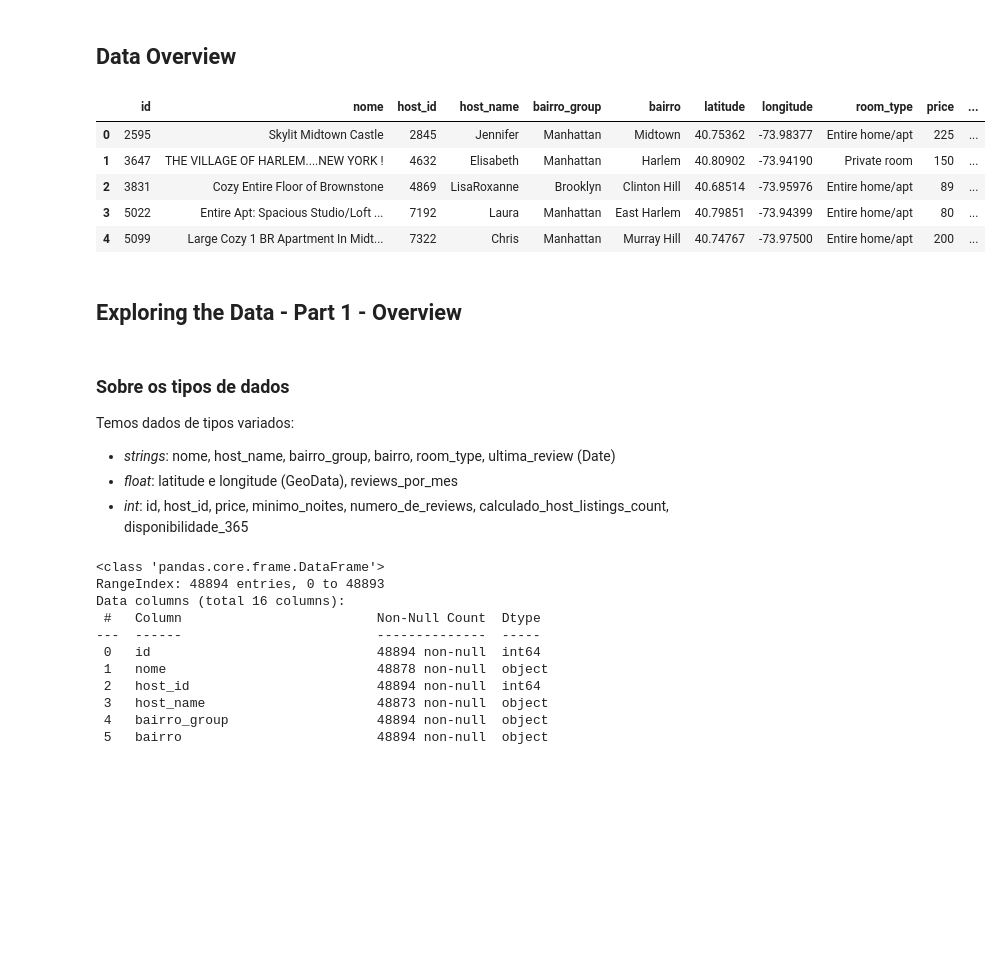
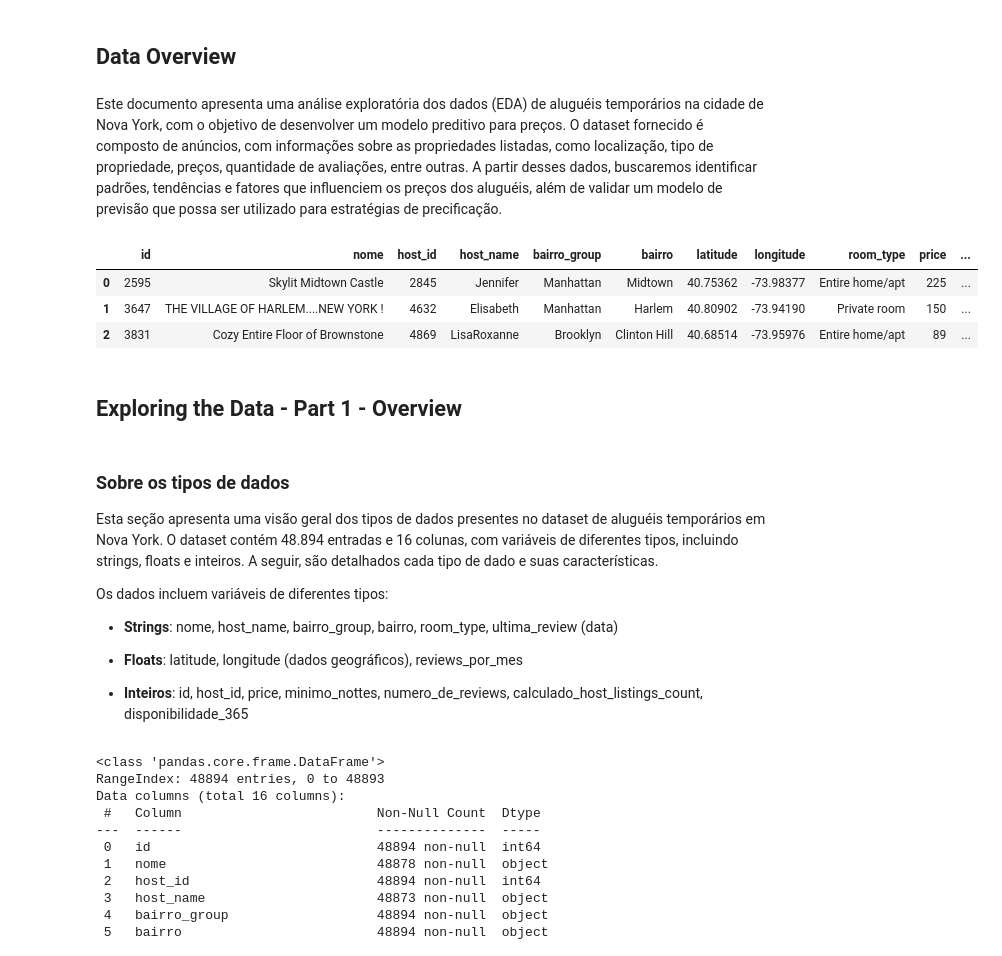
Before and after one commit to ismaalves/Desafio_Indicium, a Jupyter notebook: EDA.ipynb, the cells around one changed output. Saved outputs shown, nothing was run; the diff lists cells and outputs as text; code cells hidden in the pictures; blank space fills up the shorter version.

Commit message:
Atualizações no EDA: melhorias nas descrições e na estrutura do documento

```diff
--- a/EDA.ipynb
+++ b/EDA.ipynb
@@ -10,27 +10,32 @@ import re
 from collections import Counter
 # %% [markdown]
 ## Data Overview
+# %% [markdown]
+Este documento apresenta uma análise exploratória dos dados (EDA) de aluguéis temporários na cidade de Nova York, com o objetivo de desenvolver um modelo preditivo para preços. O dataset fornecido é composto de anúncios, com informações sobre as propriedades listadas, como localização, tipo de propriedade, preços, quantidade de avaliações, entre outras. A partir desses dados, buscaremos identificar padrões, tendências e fatores que influenciem os preços dos aluguéis, além de validar um modelo de previsão que possa ser utilizado para estratégias de precificação.
 # %%
 dados = pd.read_csv('teste_indicium_precificacao.csv')
 # %%
-dados.head()
+dados.head(3)
 # %% [output]
 |  | id | nome | host_id | host_name | bairro_group | bairro | latitude | longitude | room_type | price | ... |
 | 0 | 2595 | Skylit Midtown Castle | 2845 | Jennifer | Manhattan | Midtown | 40.75362 | -73.98377 | Entire home/apt | 225 | ... |
 | 1 | 3647 | THE VILLAGE OF HARLEM....NEW YORK ! | 4632 | Elisabeth | Manhattan | Harlem | 40.80902 | -73.94190 | Private room | 150 | ... |
 | 2 | 3831 | Cozy Entire Floor of Brownstone | 4869 | LisaRoxanne | Brooklyn | Clinton Hill | 40.68514 | -73.95976 | Entire home/apt | 89 | ... |
-| 3 | 5022 | Entire Apt: Spacious Studio/Loft ... | 7192 | Laura | Manhattan | East Harlem | 40.79851 | -73.94399 | Entire home/apt | 80 | ... |
-| 4 | 5099 | Large Cozy 1 BR Apartment In Midt... | 7322 | Chris | Manhattan | Murray Hill | 40.74767 | -73.97500 | Entire home/apt | 200 | ... |
 # %% [markdown]
 ## Exploring the Data - Part 1 - Overview
-# %% [markdown]
-### Sobre os tipos de dados
-
-Temos dados de tipos variados:
-
-* _strings_: nome, host_name, bairro_group, bairro, room_type, ultima_review (Date)
-* _float_: latitude e longitude (GeoData), reviews_por_mes
-* _int_: id, host_id, price, minimo_noites, numero_de_reviews, calculado_host_listings_count, disponibilidade_365
+# %% [markdown]
+### Sobre os tipos de dados
+
+
+Esta seção apresenta uma visão geral dos tipos de dados presentes no dataset de aluguéis temporários em Nova York. O dataset contém 48.894 entradas e 16 colunas, com variáveis de diferentes tipos, incluindo strings, floats e inteiros. A seguir, são detalhados cada tipo de dado e suas características.
+
+Os dados incluem variáveis de diferentes tipos:
+
+* **Strings**: nome, host_name, bairro_group, bairro, room_type, ultima_review (data)
+
+* **Floats**: latitude, longitude (dados geográficos), reviews_por_mes
+
+* **Inteiros**: id, host_id, price, minimo_nottes, numero_de_reviews, calculado_host_listings_count, disponibilidade_365
 # %%
 dados.info()
 # %% [output]
```
Also changed, not shown: parts of 65 cells of this notebook.
